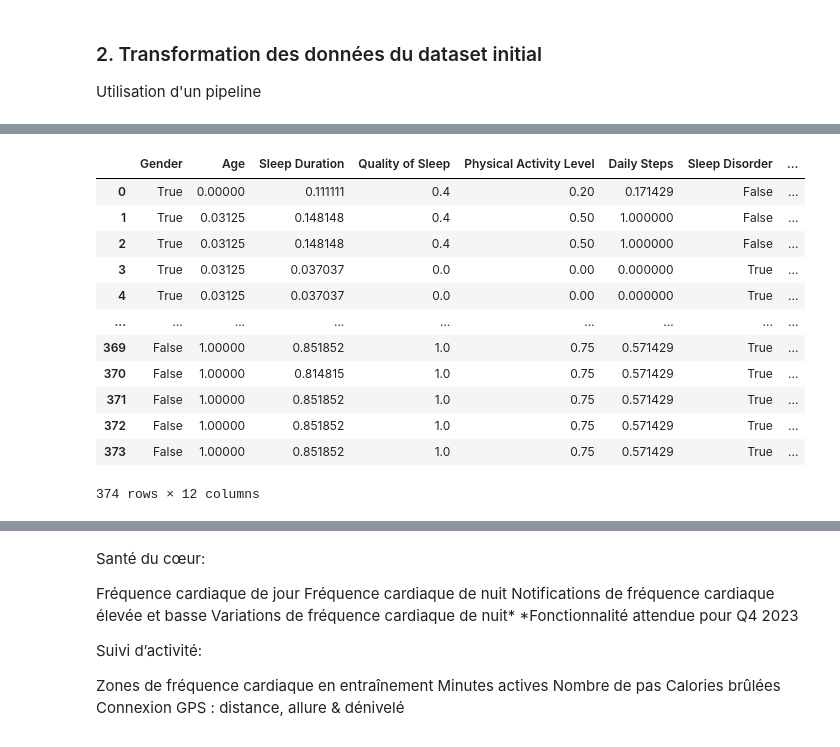
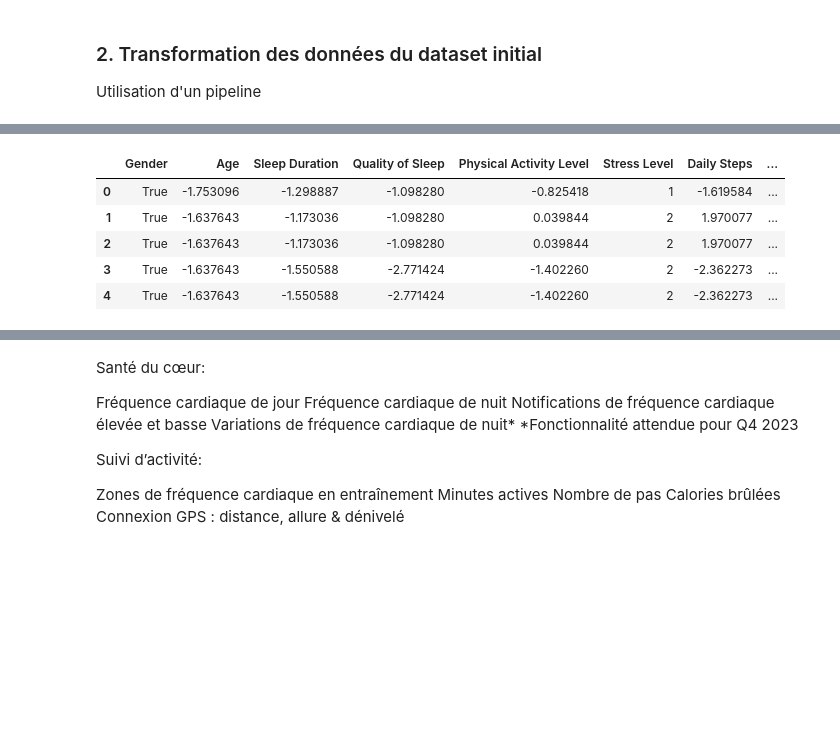
Before and after one commit to ydepledt/pie_project, a Jupyter notebook: pie_ml.ipynb, the cells around one changed output, grey strips where cells are left out. Cells and saved outputs as stored; diff of their text form; code cells hidden in the pictures; blank space fills up the shorter version.

```diff
--- a/pie_ml.ipynb
+++ b/pie_ml.ipynb
@@ -18,7 +28,7 @@ Loading base dataset:
 #df_3features=pandas.read_csv("./datasets/Stress_temperature_step_humidity.csv", sep =',')
 #df_sleep=pandas.read_csv("./datasets/sayopillow/SaYoPillow.csv", sep =',')
 
-df=pandas.read_csv("./datasets/Sleep_health.csv", sep =',')
+df=pd.read_csv("./datasets/Sleep_health.csv", sep =',')
 # %%
 columns_to_check = ['Sleep Disorder', 'Sleep Duration',
                     'Quality of Sleep', 'Stress Level',
@@ -113,7 +123,7 @@ def data_transform_base(df):
     return df
 
 def scale_data(df):
-    scaler = MinMaxScaler()
+    scaler = StandardScaler()
 
     # Columns to scale
     columns_to_scale = [col for col in df.columns if col not in ['Stress Level', 'Sleep Disorder', 'Gender']]
@@ -121,6 +131,11 @@ def scale_data(df):
     df[columns_to_scale] = scaler.fit_transform(df[columns_to_scale])
 
     return df
+
+def transform_stress_level(df):
+    stress_mapping = {'Not Stressed': 0, 'Slighly Stressed': 1, 'Stressed': 2}
+    df['Stress Level'] = df['Stress Level'].map(stress_mapping)
+    return df
 # %%
 int_bins = [0, 4, 7, 11]
 categorial_labels = ['Not Stressed', 'Slighly Stressed', 'Stressed']
@@ -133,9 +148,10 @@ pipeline = Pipeline([
     ('data_transform_base', FunctionTransformer(data_transform_base)),
     ('scale_data', FunctionTransformer(scale_data)),
     ('categorize_column', categorize_column_transformer),
+    ('transform_stress_level', FunctionTransformer(transform_stress_level))
 ])
 # %%
-df=pandas.read_csv("./datasets/Sleep_health.csv", sep =',')
+df=pd.read_csv("./datasets/Sleep_health.csv", sep =',')
 # %%
 df_transformed = pipeline.fit_transform(df)
 # %%
@@ -157,16 +166,9 @@ df
 # %%
-df_transformed
+df_transformed.head()
 # %% [output]
-|  | Gender | Age | Sleep Duration | Quality of Sleep | Physical Activity Level | Daily Steps | Sleep Disorder | ... |
-| 0 | True | 0.00000 | 0.111111 | 0.4 | 0.20 | 0.171429 | False | ... |
-| 1 | True | 0.03125 | 0.148148 | 0.4 | 0.50 | 1.000000 | False | ... |
-| 2 | True | 0.03125 | 0.148148 | 0.4 | 0.50 | 1.000000 | False | ... |
-| 3 | True | 0.03125 | 0.037037 | 0.0 | 0.00 | 0.000000 | True | ... |
-| 4 | True | 0.03125 | 0.037037 | 0.0 | 0.00 | 0.000000 | True | ... |
-| ... | ... | ... | ... | ... | ... | ... | ... | ... |
-| 369 | False | 1.00000 | 0.851852 | 1.0 | 0.75 | 0.571429 | True | ... |
-| 370 | False | 1.00000 | 0.814815 | 1.0 | 0.75 | 0.571429 | True | ... |
-| 371 | False | 1.00000 | 0.851852 | 1.0 | 0.75 | 0.571429 | True | ... |
-| 372 | False | 1.00000 | 0.851852 | 1.0 | 0.75 | 0.571429 | True | ... |
-| 373 | False | 1.00000 | 0.851852 | 1.0 | 0.75 | 0.571429 | True | ... |
+|  | Gender | Age | Sleep Duration | Quality of Sleep | Physical Activity Level | Stress Level | Daily Steps | ... |
+| 0 | True | -1.753096 | -1.298887 | -1.098280 | -0.825418 | 1 | -1.619584 | ... |
+| 1 | True | -1.637643 | -1.173036 | -1.098280 | 0.039844 | 2 | 1.970077 | ... |
+| 2 | True | -1.637643 | -1.173036 | -1.098280 | 0.039844 | 2 | 1.970077 | ... |
+| 3 | True | -1.637643 | -1.550588 | -2.771424 | -1.402260 | 2 | -2.362273 | ... |
+| 4 | True | -1.637643 | -1.550588 | -2.771424 | -1.402260 | 2 | -2.362273 | ... |
-374 rows × 12 columns
```
Also changed, not shown: parts of 9 cells of this notebook, 3 other files.
